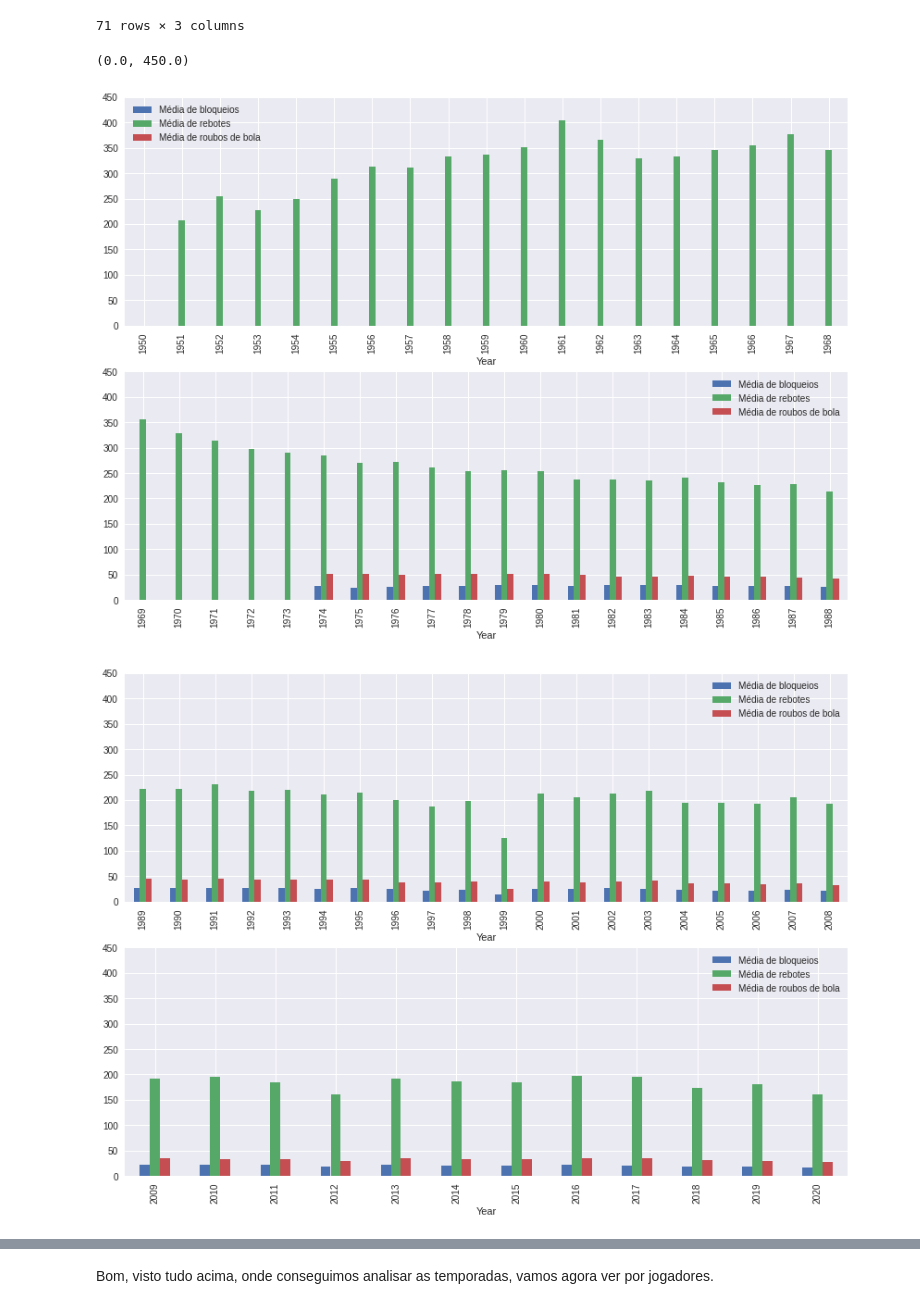
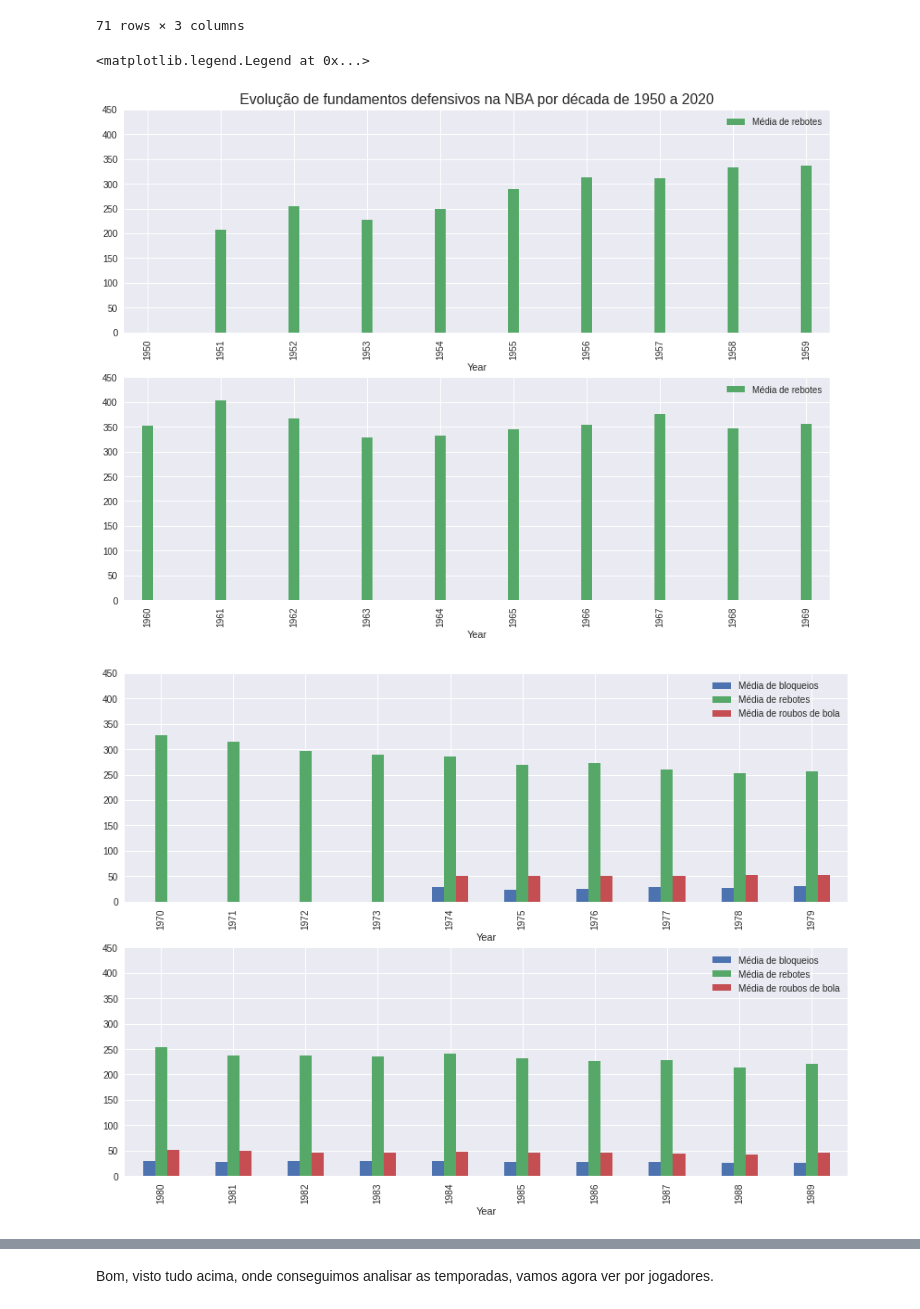
Before and after one commit to fhfraga/Analise_NBA, a Jupyter notebook: Analise_NBA.ipynb, the cells around one changed output, grey strips where cells are left out. Drawn from its saved outputs; the diff is of its cells as text; code cells hidden in the pictures.

```diff
--- a/Analise_NBA.ipynb
+++ b/Analise_NBA.ipynb
@@ -547,27 +586,53 @@ defesa_df.columns = ['Média de bloqueios', 'Média de rebotes', 'Média de roub
 # %%
 # criando figura 1
 fig = plt.figure(figsize=(14, 12))
 
 # criando figura 2
 fig2 = plt.figure(figsize=(14, 12))
 
+# criando figura 3
+fig3 = plt.figure(figsize=(14, 12))
+
+# criando figura 4
+fig4 = plt.figure(figsize=(14, 12))
+
 # criando eixos
 ax1 = fig.add_subplot(2, 1, 1)
 ax2 = fig.add_subplot(2, 1, 2)
 ax3 = fig2.add_subplot(2, 1, 1)
 ax4 = fig2.add_subplot(2, 1, 2)
+ax5 = fig3.add_subplot(2, 1, 1)
+ax6 = fig3.add_subplot(2, 1, 2)
+ax7 = fig4.add_subplot(2, 1, 1)
 
-defesa_df.iloc[0:19].plot(ax=ax1 ,kind='bar', figsize=(14, 10))
-defesa_df.iloc[19:39].plot(ax=ax2 ,kind='bar', figsize=(14, 10))
-defesa_df.iloc[39:59].plot(ax=ax3 ,kind='bar', figsize=(14, 10))
-defesa_df.iloc[59:71].plot(ax=ax4 ,kind='bar', figsize=(14, 10))
+defesa_serie = [dados_bloqueio, dados_rebotes, dados_steal]
+
+dados_rebotes.iloc[0:10].plot(ax=ax1 ,kind='bar', figsize=(14, 10),
+                              color='C1', label='Média de rebotes', width=0.15)
+dados_rebotes.iloc[10:20].plot(ax=ax2 ,kind='bar', figsize=(14, 10), color='C1',
+                               label='Média de rebotes', width=0.15)
+defesa_df.iloc[20:30].plot(ax=ax3 ,kind='bar', figsize=(14, 10))
+defesa_df.iloc[30:40].plot(ax=ax4 ,kind='bar', figsize=(14, 10))
+defesa_df.iloc[40:50].plot(ax=ax5 ,kind='bar', figsize=(14, 10))
+defesa_df.iloc[50:60].plot(ax=ax6 ,kind='bar', figsize=(14, 10))
+defesa_df.iloc[60:71].plot(ax=ax7 ,kind='bar', figsize=(14, 10))
 
 # colocando todos os gráficos com os mesmo limites
 ax1.set_ylim(0,450)
 ax2.set_ylim(0,450)
 ax3.set_ylim(0,450)
 ax4.set_ylim(0,450)
+ax5.set_ylim(0,450)
+ax6.set_ylim(0,450)
+ax7.set_ylim(0,450)
+
+# titulo
+ax1.set_title('Evolução de fundamentos defensivos na NBA por década de 1950 a 2020', fontsize=16)
+
+# forçar legendas
+ax1.legend()
+ax2.legend()
 # %% [output]
-(0.0, 450.0)
+<matplotlib.legend.Legend at 0x...>
-[figure, old version]
+[figure, new version]
-[figure, old version]
+[figure, new version]
```
Also changed, not shown: parts of 58 cells of this notebook.
